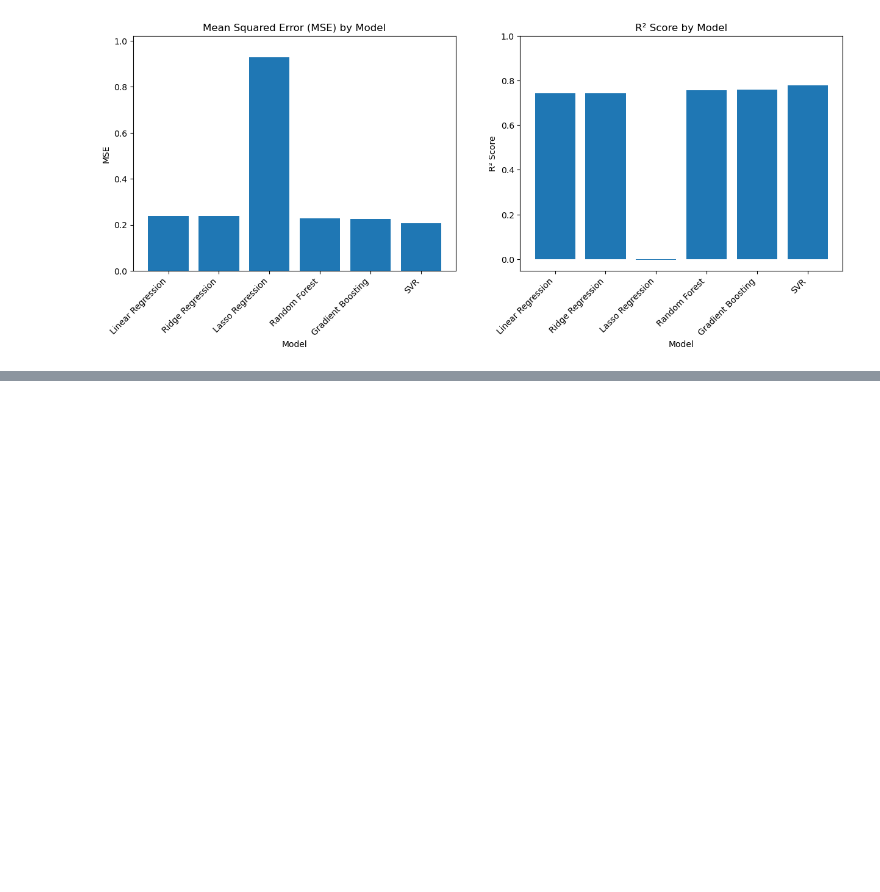
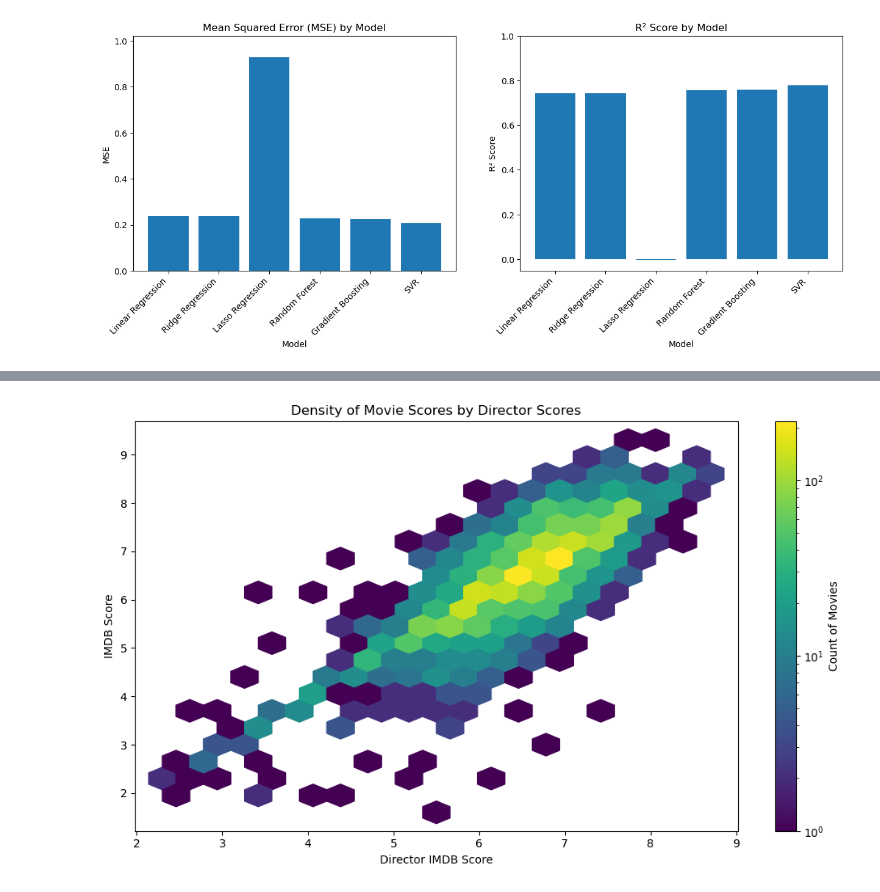
Before and after one commit to 36kp/module-16-project, a Jupyter notebook: src/imdb_analysis_akh.ipynb, the cells around one changed output, grey strips where cells are left out. Cells and saved outputs as stored; diff of their text form; code cells hidden in the pictures; blank space fills up the shorter version.

```diff
--- a/src/imdb_analysis_akh.ipynb
+++ b/src/imdb_analysis_akh.ipynb
@@ -450,0 +479,21 @@ ax2.set_xticklabels(models, rotation=45, ha='right')
+# %%
+
+plt.figure(figsize=(10, 6))
+
+# Create the hexbin plot
+hb = plt.hexbin(imdb_df_clean['director_name'], imdb_df_clean['imdb_score'],
+                gridsize=20, cmap='viridis', bins='log')
+
+# Add labels and title
+plt.xlabel('Director IMDB Score')
+plt.ylabel('IMDB Score')
+plt.title('Density of Movie Scores by Director Scores')
+
+# Add a color bar
+plt.colorbar(hb, label='Count of Movies')
+
+# Show the plot
+plt.tight_layout()
+plt.show()
+# %% [output]
+[figure, added]
```
Also changed, not shown: parts of 3 cells of this notebook.
